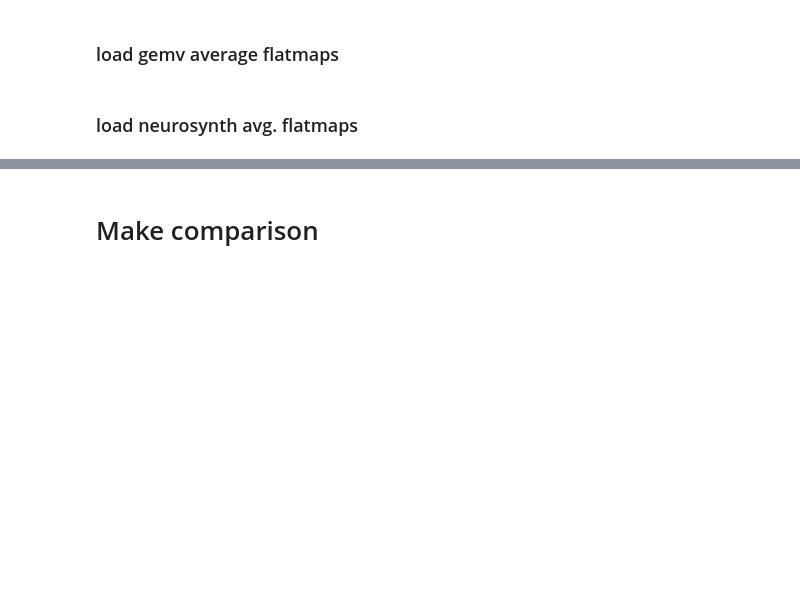
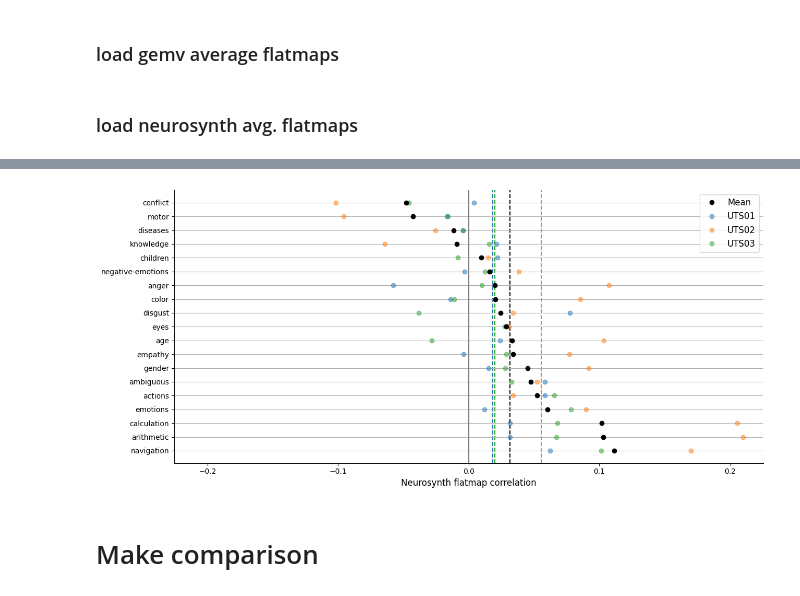
Before and after one commit to csinva/fmri, a Jupyter notebook: notebooks_gpt4/03_gemv_compare.ipynb, the cells around one changed output, grey strips where cells are left out. Cells and saved outputs as stored; diff of their text form; code cells hidden in the pictures; blank space fills up the shorter version.

Commit message:
make neurosynth corr plot

```diff
--- a/notebooks_gpt4/03_gemv_compare.ipynb
+++ b/notebooks_gpt4/03_gemv_compare.ipynb
@@ -110,13 +109,0 @@ neurosynth_flatmaps = {q: _load_flatmap(
-# %%
-df_w_individual = df_qa_dict['avg_individual']
-df_w_individual_dict = df_w_individual.to_dict()['weights']
-
-common_keys = set(neurosynth_flatmaps.keys()) & set(
-    df_w_individual_dict.keys())
-
-d = defaultdict(list)
-for k in common_keys:
-    d['questions'].append(k)
-    d['corr'].append(np.corrcoef(df_w_individual_dict[k],
-                     neurosynth_flatmaps[k])[0, 1])
-pd.DataFrame(d).sort_values('corr', ascending=False)
@@ -122,0 +147,63 @@ pd.DataFrame(d).sort_values('corr', ascending=False)
+# %%
+corrs_df = pd.DataFrame(corrs_df_list)
+d_mean = pd.DataFrame(corrs_df.groupby('questions')[
+                      'corrs'].mean()).reset_index()
+d_mean['subject'] = 'mean'
+corrs_df = pd.concat([corrs_df, d_mean])
+corrs_df = corrs_df.set_index('questions')
+# %%
+plt.figure(figsize=(13, 6))
+colors = {
+    'UTS01': 'C0',
+    'UTS02': 'C1',
+    'UTS03': 'C2',
+    'mean': 'black'
+}
+for subject in ['mean', 'UTS01', 'UTS02', 'UTS03']:
+    r_df = corrs_df[corrs_df['subject'] == subject]
+    if subject == 'mean':
+        idx_sort = r_df['corrs'].sort_values(ascending=False).index
+
+    r_df = r_df.loc[idx_sort]
+
+    # plot corrs
+    if subject == 'mean':
+        plt.errorbar(
+            r_df['corrs'],
+            range(len(r_df)),
+            color='black',
+            fmt='o',
+            zorder=1000,
+            label=subject.capitalize(),
+        )
+    else:
+        plt.errorbar(
+            r_df['corrs'],
+            range(len(r_df)),
+            # xerr=np.sqrt(
+            # r_df['corrs'] * (1-r_df['corrs'])
+            # / r_df['num_test']),
+            alpha=0.5,
+            label=subject.upper(),
+            fmt='o')
+    plt.axvline(r_df['corrs'].mean(),
+                linestyle='--', color=colors[subject], zorder=-1000)
+
+    print('mean corr', r_df['corrs'].mean())
+
+# add horizontal bars
+plt.yticks(range(len(r_df)), [term_dict_rev[k] for k in idx_sort])
+plt.xlabel(
+    'Neurosynth flatmap correlation', fontsize='large')
+plt.grid(axis='y')
+plt.axvline(0, color='gray')
+
+abs_lim = max(np.abs(plt.xlim()))
+plt.xlim(-abs_lim, abs_lim)
+
+# annotate with baseline and text label
+plt.legend(fontsize='large')
+plt.tight_layout()
+# plt.savefig('linear_decoding.png', dpi=300)
+plt.show()
+# %% [output]
@@ -123,3 +214,4 @@ pd.DataFrame(d).sort_values('corr', ascending=False)
+[figure, added]
 # %% [markdown]
 # Make comparison
 # %%
```
Also changed, not shown: parts of 12 cells of this notebook, 3 other files.
